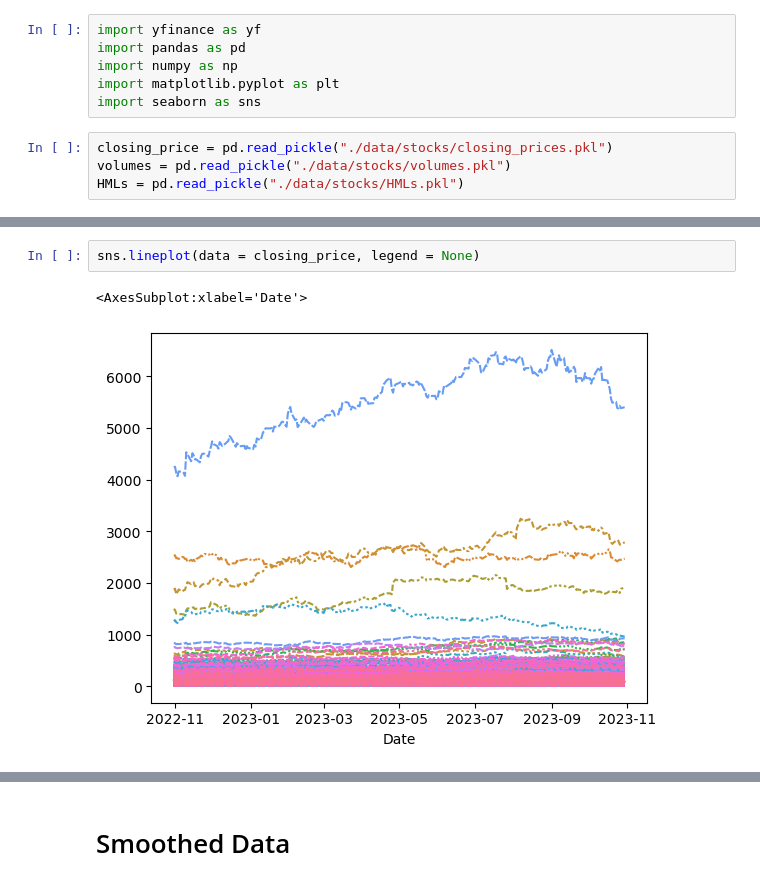
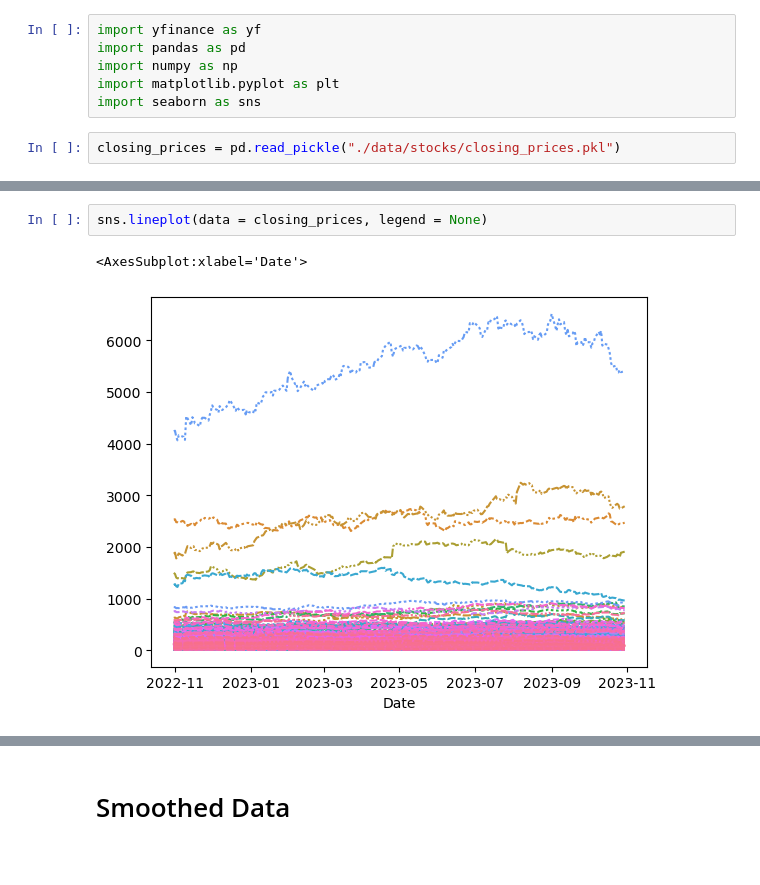
Before and after one commit to AssafBarNatan/SP500-clustering, a Jupyter notebook: EDA.ipynb, the cells around one changed output, grey strips where cells are left out. Saved outputs shown, nothing was run; the diff lists cells and outputs as text.

```diff
--- a/EDA.ipynb
+++ b/EDA.ipynb
@@ -7,7 +7,5 @@ import numpy as np
 import matplotlib.pyplot as plt
 import seaborn as sns
 # %%
-closing_price = pd.read_pickle("./data/stocks/closing_prices.pkl")
-volumes = pd.read_pickle("./data/stocks/volumes.pkl")
-HMLs = pd.read_pickle("./data/stocks/HMLs.pkl")
+closing_prices = pd.read_pickle("./data/stocks/closing_prices.pkl")
 # %%
@@ -24,6 +22,6 @@ closing_price.head()
 # %%
-sns.lineplot(data = closing_price, legend = None)
+sns.lineplot(data = closing_prices, legend = None)
 # %% [output]
 <AxesSubplot:xlabel='Date'>
-[figure, old version]
+[figure, new version]
 # %%
```
Also changed, not shown: parts of 23 cells of this notebook, 12 other files.
